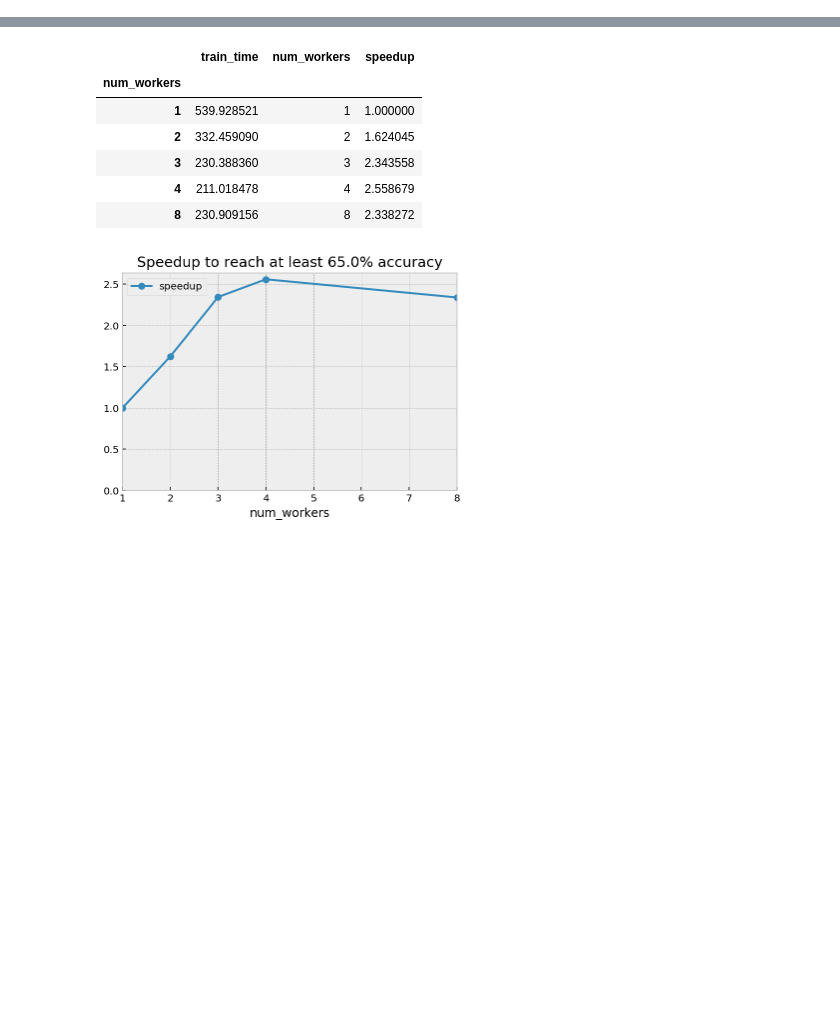
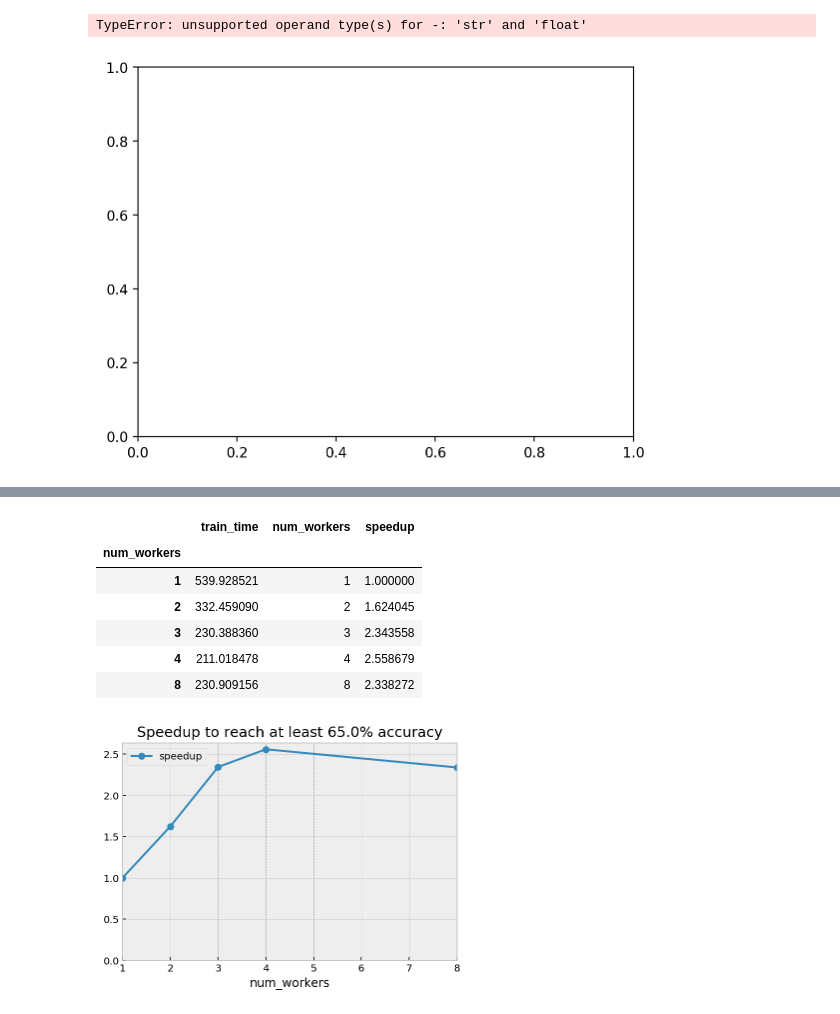
Before and after one commit to jxbz/LeanSGD, a Jupyter notebook: Visualize.ipynb, the cells around one changed output, grey strips where cells are left out. Saved outputs shown, nothing was run; the diff lists cells and outputs as text; code cells hidden in the pictures; blank space fills up the shorter version.

```diff
--- a/Visualize.ipynb
+++ b/Visualize.ipynb
@@ -30,3 +60,15 @@ plt.show()
+# %%
+# plt.style.use('bmh')
+plt.figure()
+plt.bar?
+plt.bar(['encode'], [df.encode_time.median()])
+# plt.style.use('default')
+# show.plot.bar(logy=False, y=['grad_compute_time', 'encode_time'])
+# plt.ylabel('Time (s)')
+# plt.grid()
+# %% [output]
+TypeError: unsupported operand type(s) for -: 'str' and 'float'
+[figure, added]
 # %%
 Chart(df).mark_line().encode(
     x=X('epoch', scale=Scale(type='linear')),
```
Also changed, not shown: parts of 9 cells of this notebook, 3 other files.
